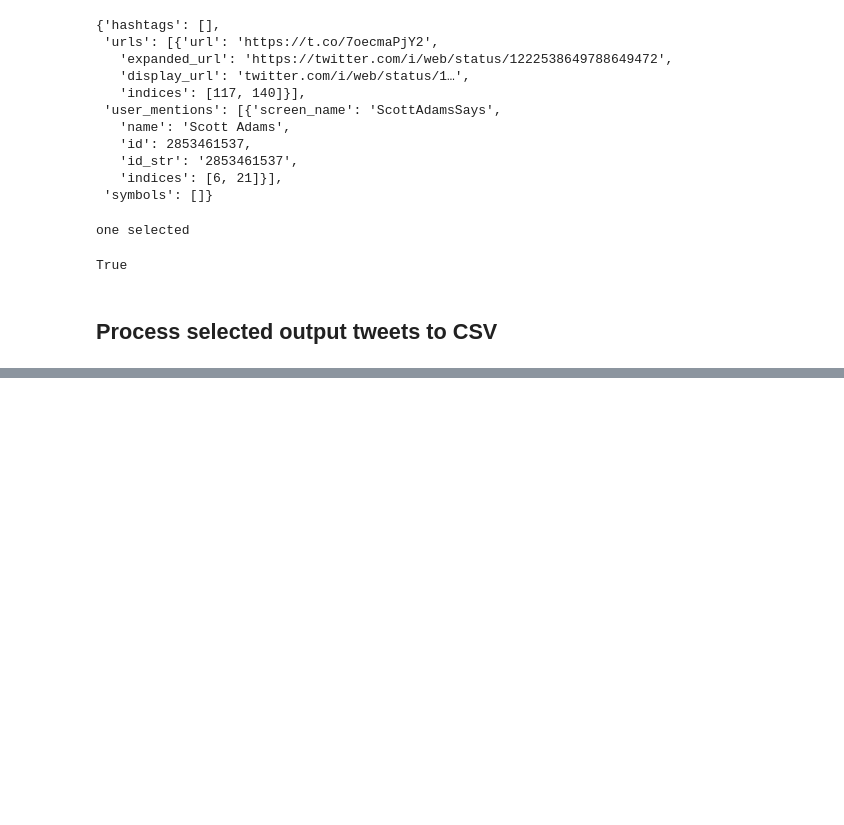
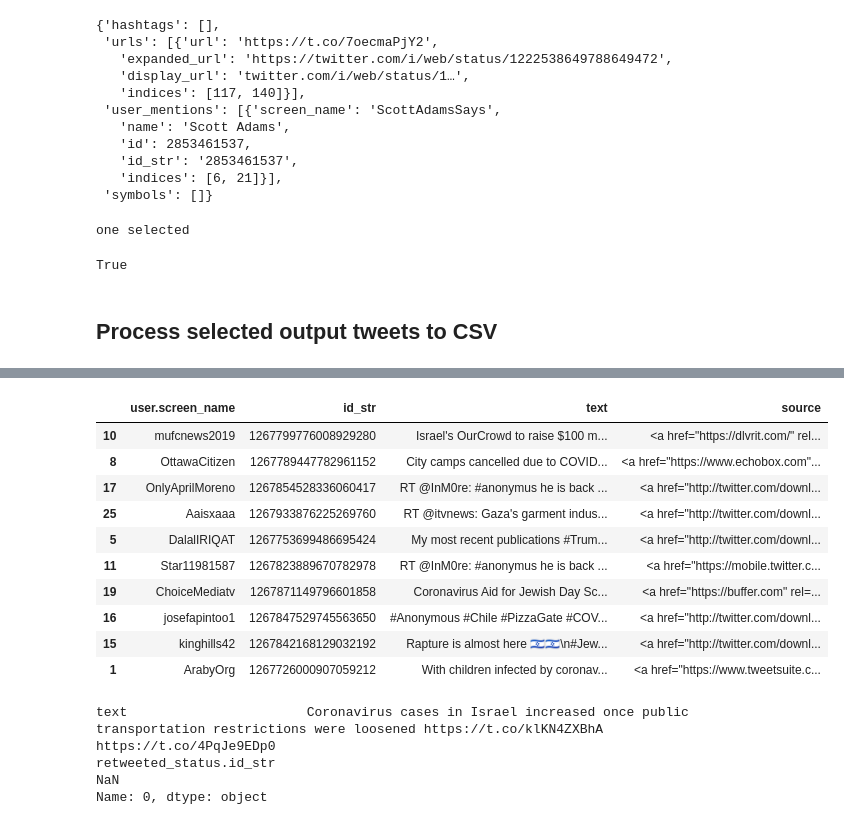
Before and after one commit to michaelmilleryoder/adl_covid, a Jupyter notebook: jupyter/twitter_data.ipynb, the cells around one changed output, grey strips where cells are left out. Drawn from its saved outputs; the diff is of its cells as text; code cells hidden in the pictures; blank space fills up the shorter version.

```diff
--- a/jupyter/twitter_data.ipynb
+++ b/jupyter/twitter_data.ipynb
@@ -146,16 +126,14 @@ True
 # Load filtered tweets
 import os
 import json
+
+import pandas as pd
 from tqdm.notebook import tqdm
 
-dirpath = '../output/'
-dfs = []
-for fname in tqdm(sorted(os.listdir(dirpath))):
+dirpath = '../output/tweets_json/'
+for fname in tqdm(sorted(os.listdir(dirpath))[:1]):
     fpath = os.path.join(dirpath, fname)
     with open(fpath) as f:
-        dfs.append(pd.json_normalize([json.loads(line) for line in f.read().splitlines()]))
-out_df = pd.concat(dfs)
-out_df.shape
-
-# TODO: Don't concatenate, just save out CSVs for every file
+        data = pd.json_normalize([json.loads(line) for line in f.read().splitlines()])
+sorted(data.columns.tolist())
 # %% [output]
@@ -162,0 +177,21 @@ out_df.shape
+# %%
+data[['user.screen_name', 'id_str', 'text', 'source']].sample(10)
+# %% [output]
+|  | user.screen_name | id_str | text | source |
+| 10 | mufcnews2019 | 1267799776008929280 | Israel's OurCrowd to raise $100 m... | <a href="https://dlvrit.com/" rel... |
+| 8 | OttawaCitizen | 1267789447782961152 | City camps cancelled due to COVID... | <a href="https://www.echobox.com"... |
+| 17 | OnlyAprilMoreno | 1267854528336060417 | RT @InM0re: #anonymus he is back ... | <a href="http://twitter.com/downl... |
+| 25 | Aaisxaaa | 1267933876225269760 | RT @itvnews: Gaza's garment indus... | <a href="http://twitter.com/downl... |
+| 5 | DalalIRIQAT | 1267753699486695424 | My most recent publications #Trum... | <a href="http://twitter.com/downl... |
+| 11 | Star11981587 | 1267823889670782978 | RT @InM0re: #anonymus he is back ... | <a href="https://mobile.twitter.c... |
+| 19 | ChoiceMediatv | 1267871149796601858 | Coronavirus Aid for Jewish Day Sc... | <a href="https://buffer.com" rel=... |
+| 16 | josefapintoo1 | 1267847529745563650 | #Anonymous #Chile #PizzaGate #COV... | <a href="http://twitter.com/downl... |
+| 15 | kinghills42 | 1267842168129032192 | Rapture is almost here 🇮🇱🇮🇱\n#Jew... | <a href="http://twitter.com/downl... |
+| 1 | ArabyOrg | 1267726000907059212 | With children infected by coronav... | <a href="https://www.tweetsuite.c... |
+# %%
+pd.set_option('display.max_colwidth', None)
+data.loc[0, ['text', 'retweeted_status.id_str']]
+# %% [output]
+text                       Coronavirus cases in Israel increased once public transportation restrictions were loosened https://t.co/klKN4ZXBhA https://t.co/4PqJe9EDp0
+retweeted_status.id_str                                                                                                                                            NaN
+Name: 0, dtype: object
```
Also changed, not shown: parts of 11 cells of this notebook, 1 other file.
